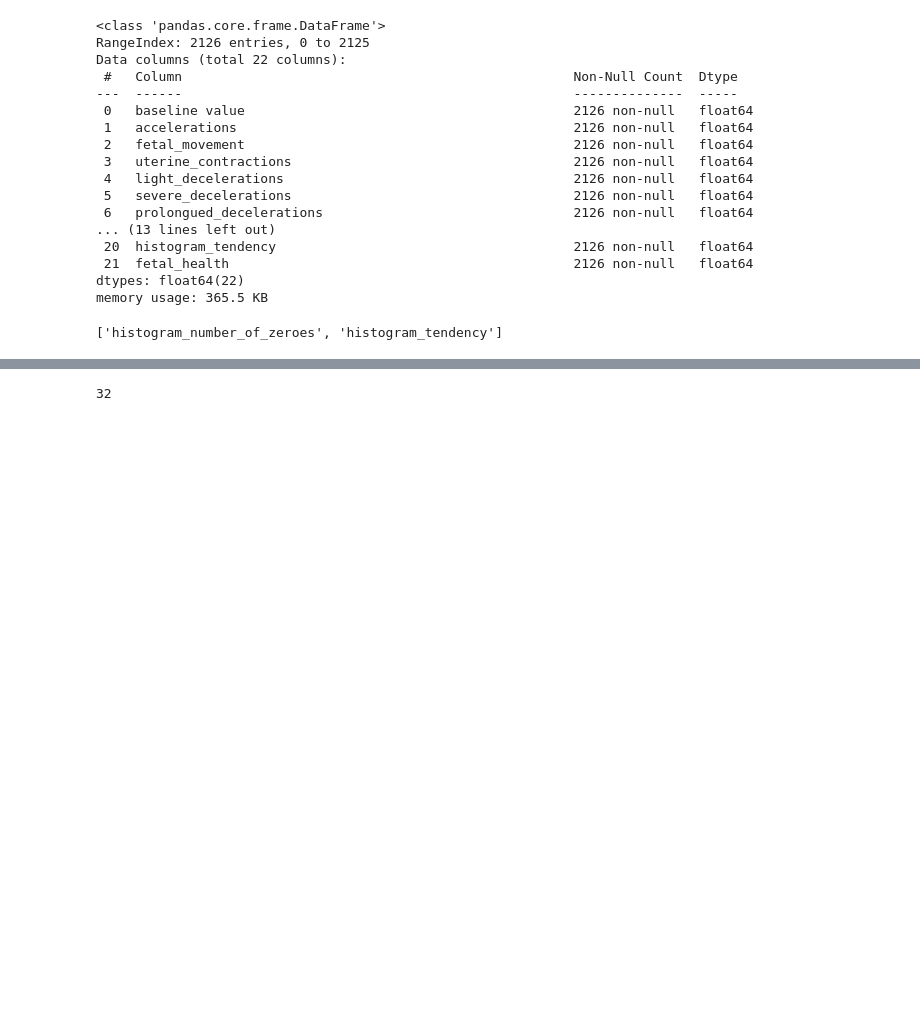
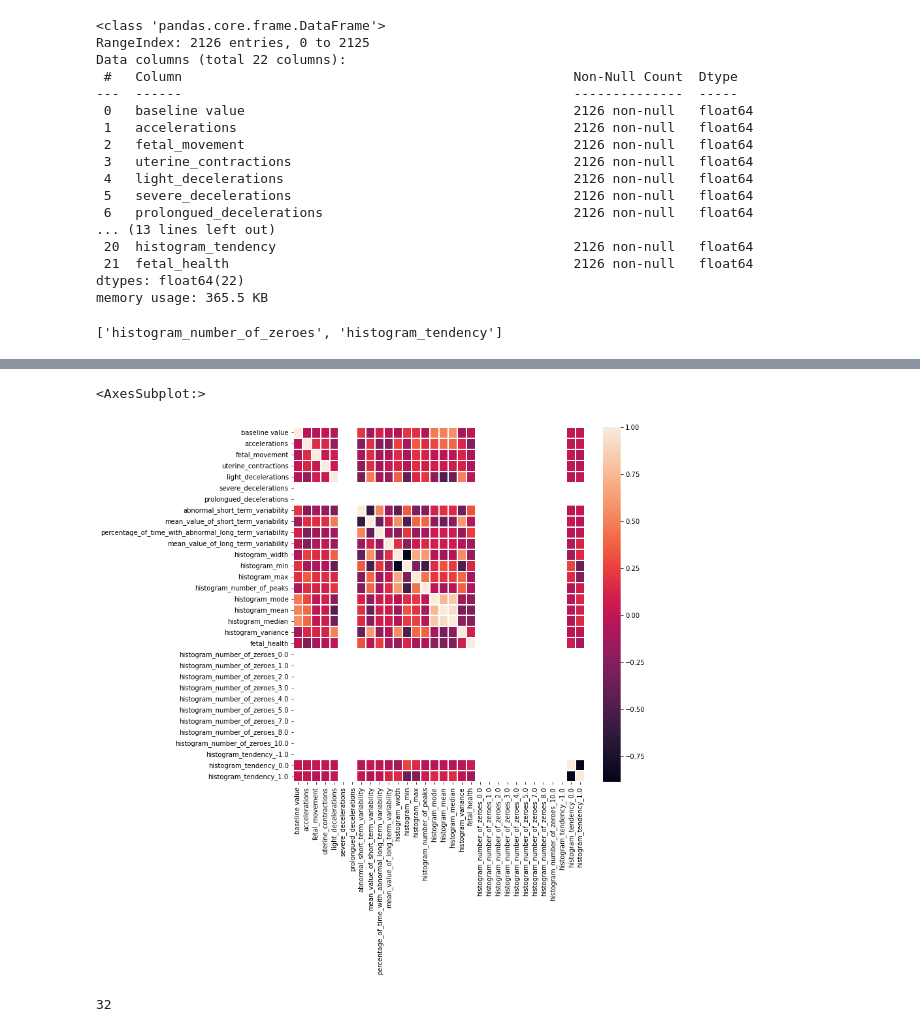
Before and after one commit to Bharathraam99/Kaggle-Practice-Repo, a Jupyter notebook: Fetal-Health.ipynb, the cells around one changed output, grey strips where cells are left out. Drawn from its saved outputs; the diff is of its cells as text; code cells hidden in the pictures; blank space fills up the shorter version.

```diff
--- a/Fetal-Health.ipynb
+++ b/Fetal-Health.ipynb
@@ -73,0 +126,7 @@ for i in categ_cols:
+# %%
+plt.figure(figsize=(10,10))
+corr = data_outlier.diff().corr()
+sns.heatmap(corr, linewidths=0.1, vmax=1.0, square=False, linecolor='white')
+# %% [output]
+<AxesSubplot:>
+[figure, added]
```
Also changed, not shown: parts of 22 cells of this notebook.
